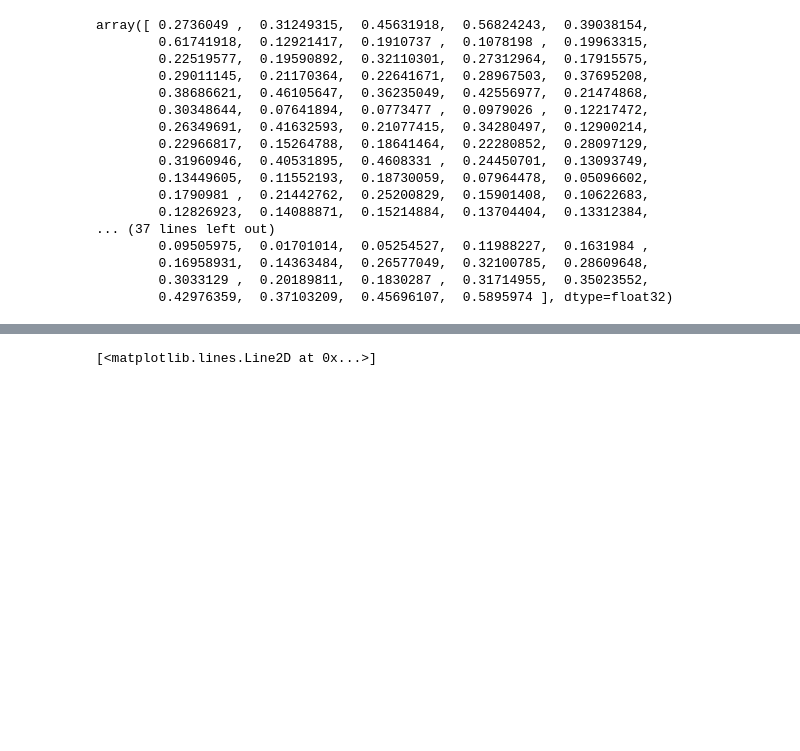
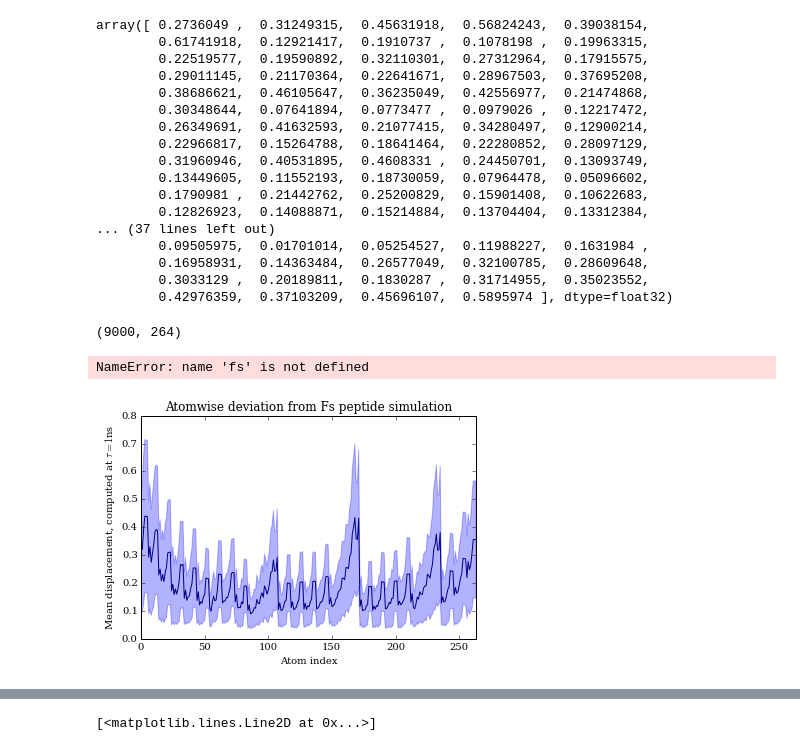
Before and after one commit to maxentile/msm-learn, a Jupyter notebook: notebooks/Weighting RMSD.ipynb, the cells around one changed output, grey strips where cells are left out. Cells and saved outputs as stored; diff of their text form; code cells hidden in the pictures; blank space fills up the shorter version.

```diff
--- a/notebooks/Weighting RMSD.ipynb
+++ b/notebooks/Weighting RMSD.ipynb
@@ -68,3 +74,32 @@ array([ 0.2736049 ,  0.31249315,  0.45631918,  0.56824243,  0.39038154,
         0.16958931,  0.14363484,  0.26577049,  0.32100785,  0.28609648,
         0.3033129 ,  0.20189811,  0.1830287 ,  0.31714955,  0.35023552,
         0.42976359,  0.37103209,  0.45696107,  0.5895974 ], dtype=float32)
+# %%
+tau=20
+n_frames=len(fs_t)-tau
+n_atoms = fs_t.n_atoms
+atomwise_deviations=np.zeros((n_frames,n_atoms))
+for i in range(n_frames):
+    atomwise_deviations[i] = compute_atomwise_deviation(fs_t[i],fs_t[i+tau])
+# %%
+atomwise_deviations.shape
+# %% [output]
+(9000, 264)
+# %%
+fs
+# %% [output]
+NameError: name 'fs' is not defined
+# %%
+mean = np.mean(atomwise_deviations,0)
+stdev = np.std(atomwise_deviations,0)
+plt.plot(mean,c='darkblue')
+#plt.plot(mean+stdev,c='blue',linestyle='--')
+#plt.plot(mean-stdev,c='blue',linestyle='--')
+plt.fill_between(range(len(mean)),mean-stdev,mean+stdev,color='blue',alpha=0.3)
+plt.xlabel('Atom index')
+plt.ylabel(r'Mean displacement, computed at $\tau=1$ns')
+plt.title('Atomwise deviation from Fs peptide simulation')
+plt.xlim(0,263)
+plt.savefig('atomwise_deviation.pdf')
+# %% [output]
+[figure, added]
```
Also changed, not shown: parts of 28 cells of this notebook, 14 other files.
